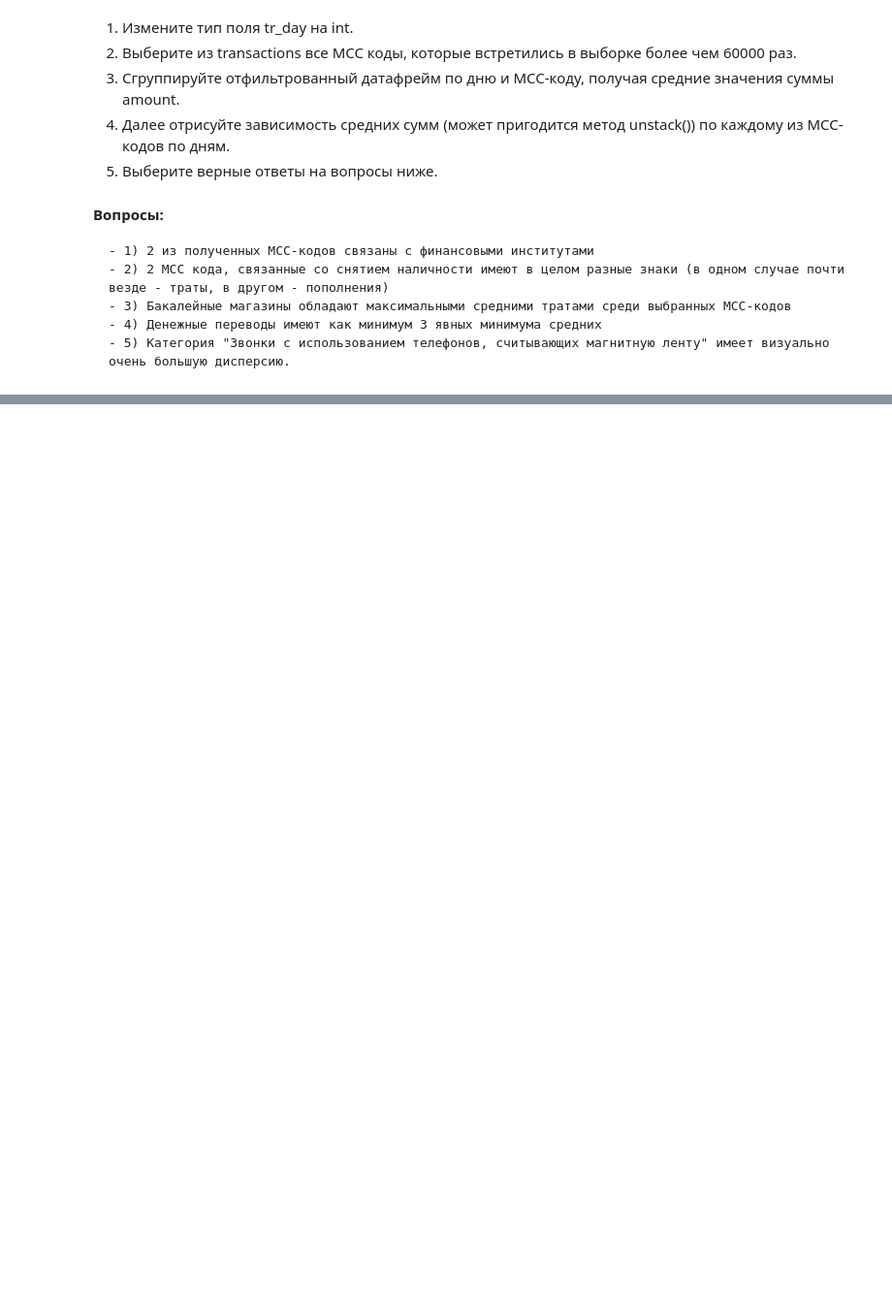
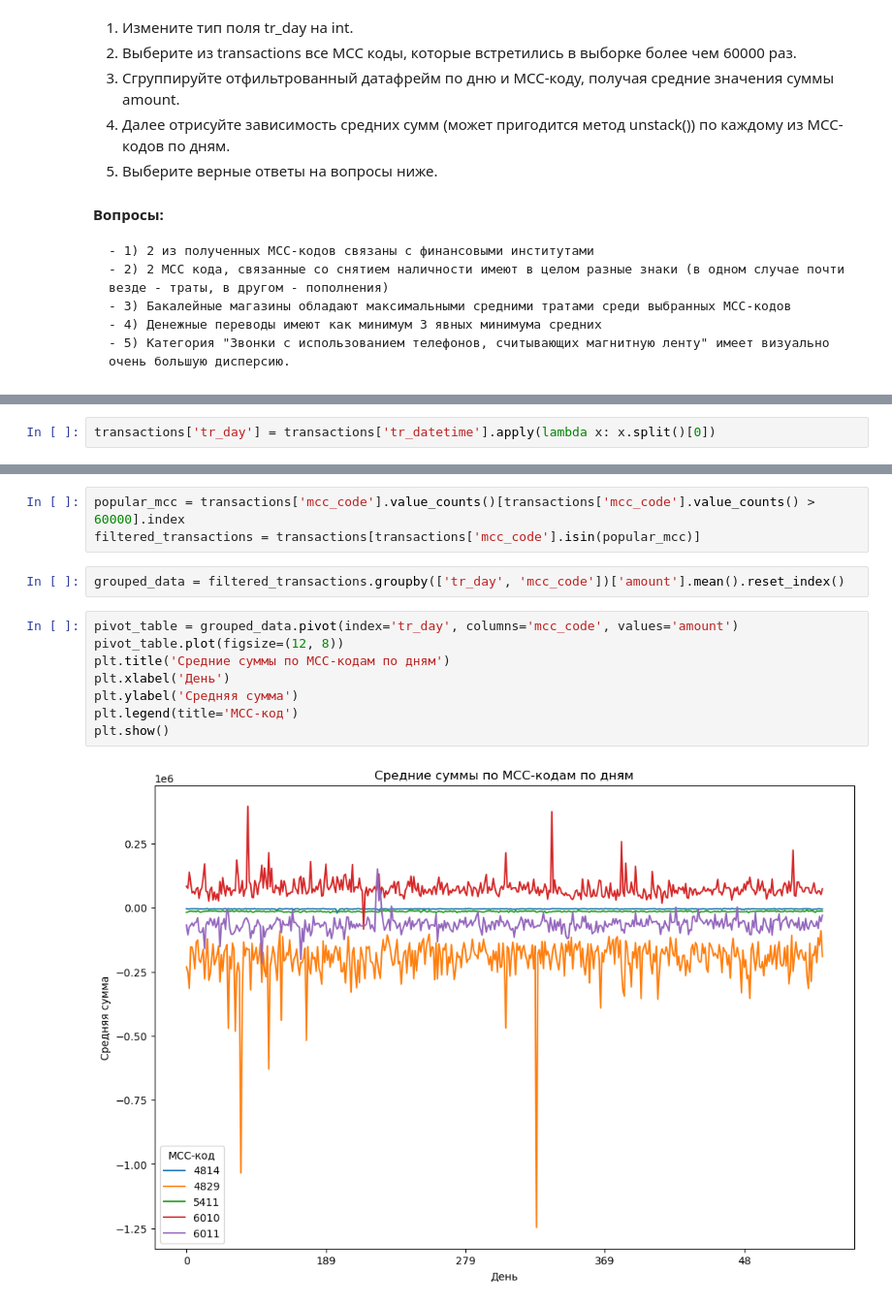
Before and after one commit to dyrbnyak/data-analysis, a Jupyter notebook: Homework_2.ipynb, the cells around one changed output, grey strips where cells are left out. Shown at 97% size. Drawn from its saved outputs; the diff is of its cells as text; blank space fills up the shorter version.

```diff
--- a/Homework_2.ipynb
+++ b/Homework_2.ipynb
@@ -327,0 +325,2 @@ print(f"5. Доля мужчин в максимальных тратах (Very
+# %%
+transactions['tr_day'] = transactions['tr_datetime'].apply(lambda x: x.split()[0])
@@ -327,0 +341,15 @@ print(f"5. Доля мужчин в максимальных тратах (Very
+# %%
+popular_mcc = transactions['mcc_code'].value_counts()[transactions['mcc_code'].value_counts() > 60000].index
+filtered_transactions = transactions[transactions['mcc_code'].isin(popular_mcc)]
+# %%
+grouped_data = filtered_transactions.groupby(['tr_day', 'mcc_code'])['amount'].mean().reset_index()
+# %%
+pivot_table = grouped_data.pivot(index='tr_day', columns='mcc_code', values='amount')
+pivot_table.plot(figsize=(12, 8))
+plt.title('Средние суммы по MCC-кодам по дням')
+plt.xlabel('День')
+plt.ylabel('Средняя сумма')
+plt.legend(title='MCC-код')
+plt.show()
+# %% [output]
+[figure, added]
```
Also changed, not shown: parts of 8 cells of this notebook.
